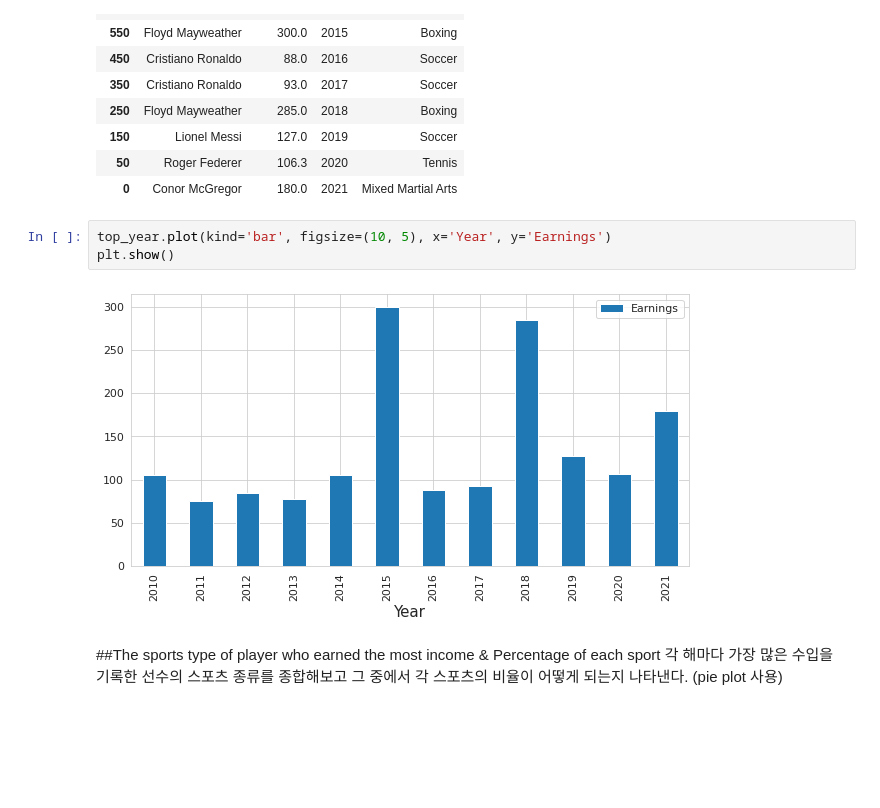
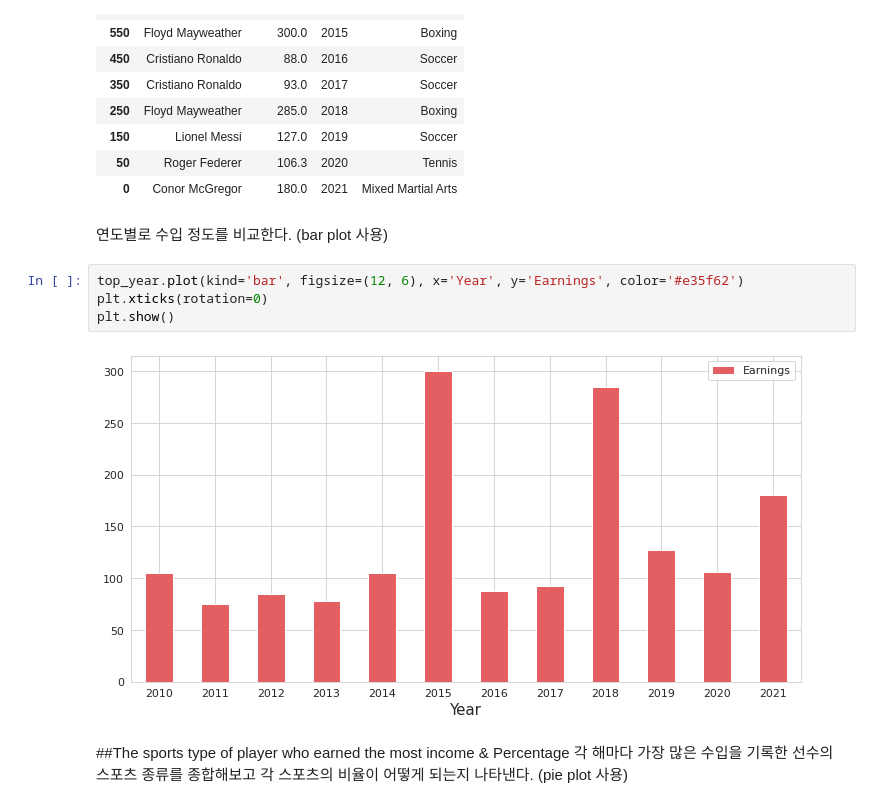
Before and after one commit to gjsin1105/DAP__, a Jupyter notebook: FinalProject.ipynb, the cells around one changed output. Cells and saved outputs as stored; diff of their text form; blank space fills up the shorter version.

```diff
--- a/FinalProject.ipynb
+++ b/FinalProject.ipynb
@@ -183,14 +183,18 @@ top_year
 | 150 | Lionel Messi | 127.0 | 2019 | Soccer |
 | 50 | Roger Federer | 106.3 | 2020 | Tennis |
 | 0 | Conor McGregor | 180.0 | 2021 | Mixed Martial Arts |
+# %% [markdown]
+연도별로 수입 정도를 비교한다.
+(bar plot 사용)
 # %%
-top_year.plot(kind='bar', figsize=(10, 5), x='Year', y='Earnings')
+top_year.plot(kind='bar', figsize=(12, 6), x='Year', y='Earnings', color='#e35f62')
+plt.xticks(rotation=0)
 plt.show()
 # %% [output]
-[figure, old version]
+[figure, new version]
 # %% [markdown]
-##The sports type of player who earned the most income & Percentage of each sport
-각 해마다 가장 많은 수입을 기록한 선수의 스포츠 종류를 종합해보고 그 중에서 각 스포츠의 비율이 어떻게 되는지 나타낸다.
+##The sports type of player who earned the most income & Percentage
+각 해마다 가장 많은 수입을 기록한 선수의 스포츠 종류를 종합해보고 각 스포츠의 비율이 어떻게 되는지 나타낸다.
 (pie plot 사용)
 # %%
 sportCount = top_year.value_counts('Sport')
```
Also changed, not shown: parts of 7 cells of this notebook.
